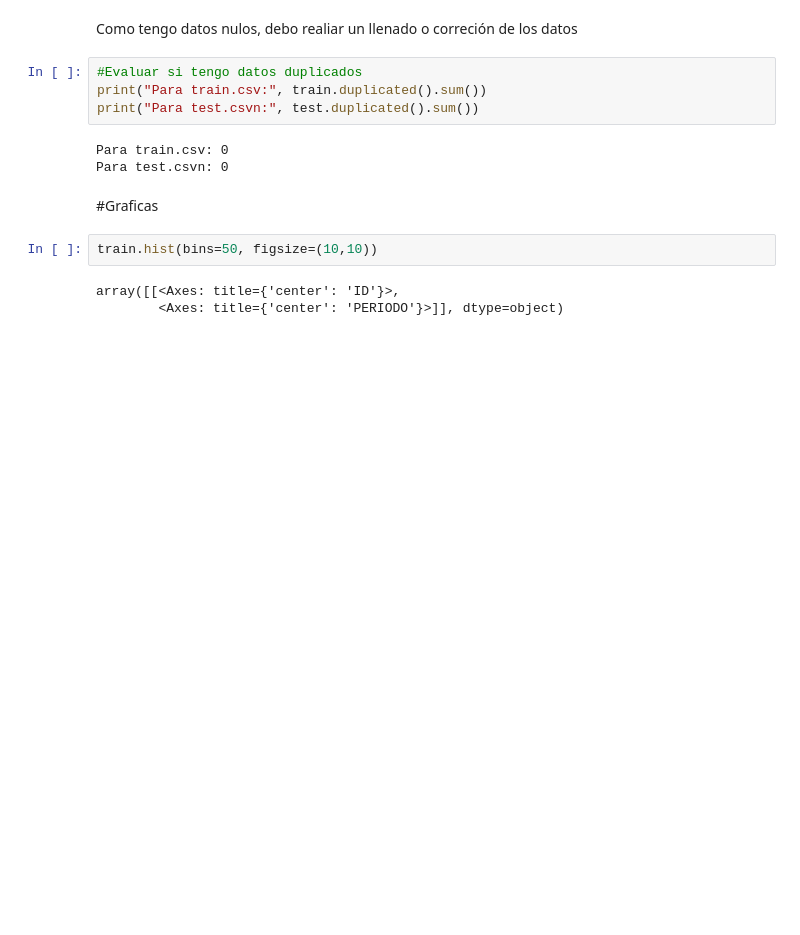
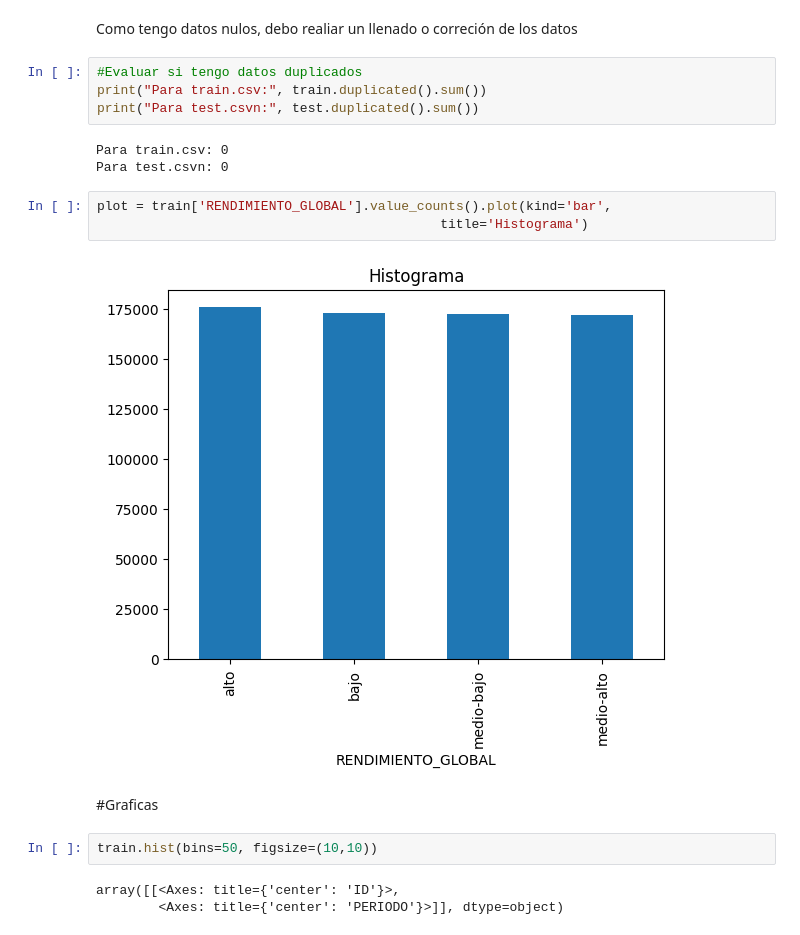
Before and after one commit to JGranda11/Proyecto-ai4eng20241, a Jupyter notebook: 01 - exploración.ipynb, the cells around one changed output. Saved outputs shown, nothing was run; the diff lists cells and outputs as text; blank space fills up the shorter version.

```diff
--- a/01 - exploración.ipynb
+++ b/01 - exploración.ipynb
@@ -511,6 +494,11 @@ print("Para test.csvn:", test.duplicated().sum())
 # %% [output]
 Para train.csv: 0
 Para test.csvn: 0
+# %%
+plot = train['RENDIMIENTO_GLOBAL'].value_counts().plot(kind='bar',
+                                            title='Histograma')
+# %% [output]
+[figure, added]
 # %% [markdown]
 #Graficas
 # %%
```
Also changed, not shown: parts of 5 cells of this notebook.
